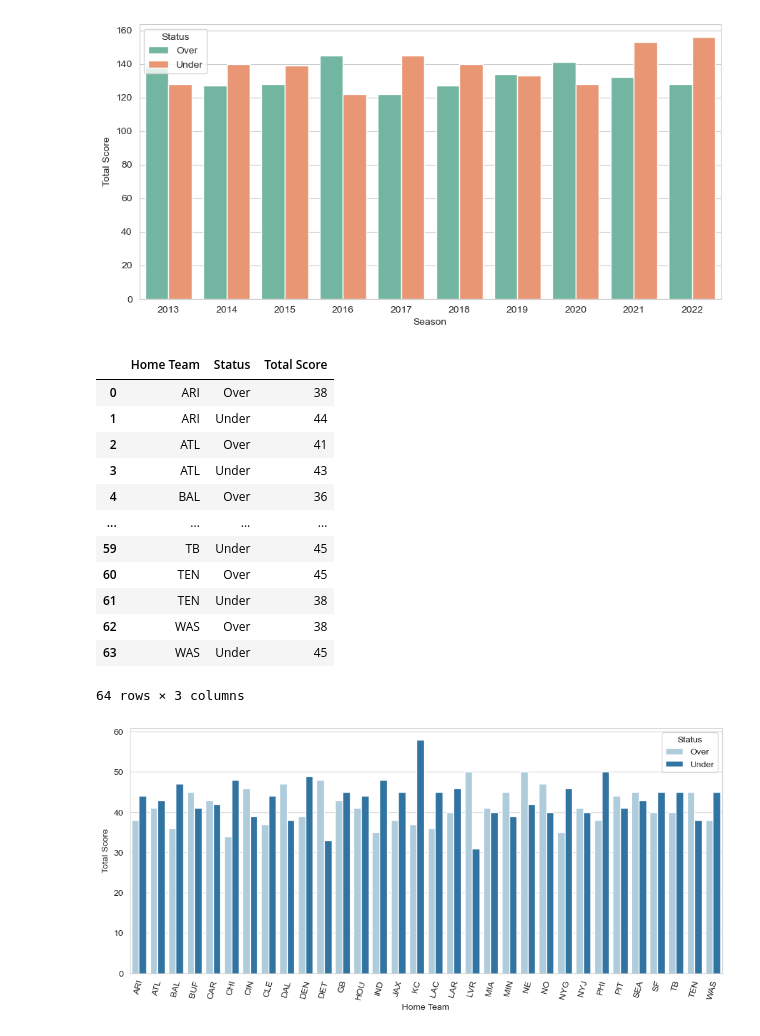
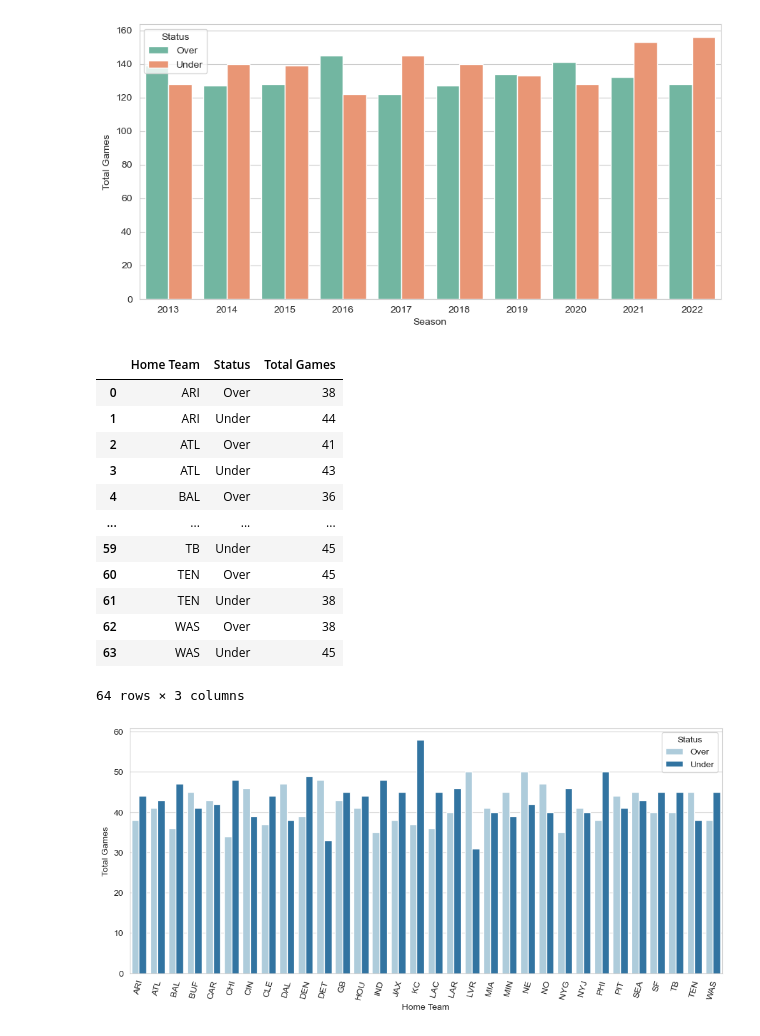
Before and after one commit to dadario10/Betting_Analytics_Project, a Jupyter notebook: OverUnder_Final.ipynb, the cells around one changed output. Cells and saved outputs as stored; diff of their text form; code cells hidden in the pictures.

```diff
--- a/OverUnder_Final.ipynb
+++ b/OverUnder_Final.ipynb
@@ -110,9 +111,10 @@ plt.savefig("images/overunderbar.png")
 # %%
 over_under_team = nfl_clean_df.groupby(["Home Team", "Status"]).count()
 over_under_team = nfl_clean_df.groupby(["Home Team", "Status"]).count()["Total Score"].reset_index()
+over_under_team.rename(columns={'Total Score': 'Total Games'}, inplace=True)
 over_under_team
 # %% [output]
-|  | Home Team | Status | Total Score |
+|  | Home Team | Status | Total Games |
 | 0 | ARI | Over | 38 |
 | 1 | ARI | Under | 44 |
 | 2 | ATL | Over | 41 |
```
Also changed, not shown: parts of 3 cells of this notebook, 3 other files.
